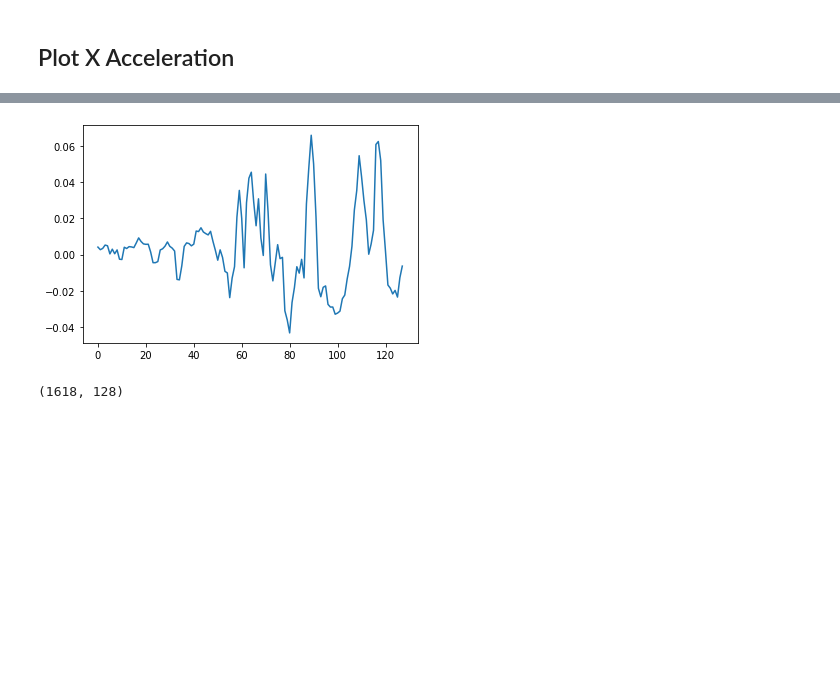
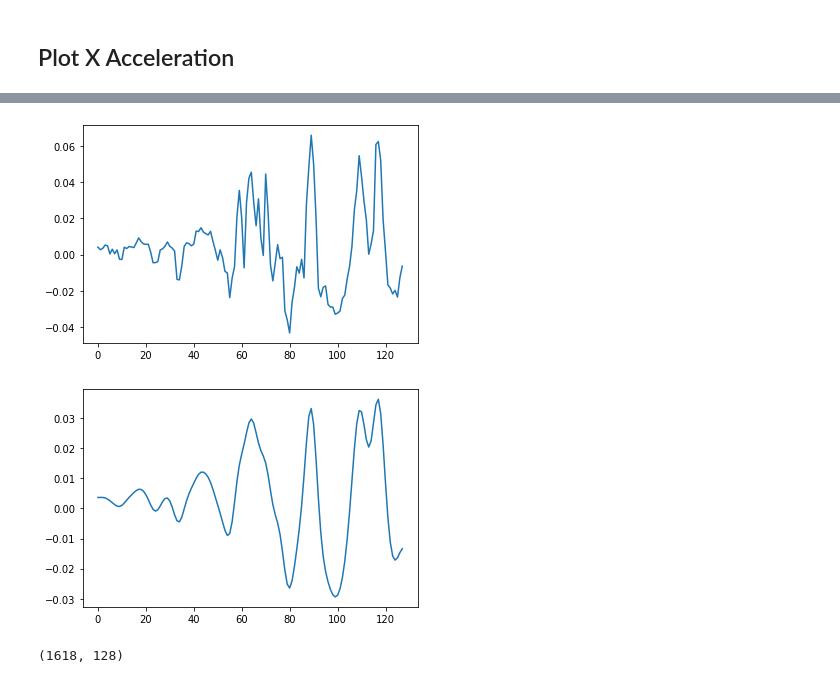
Before and after one commit to eliweissler/Colin_Eli_Kai_Math178_Final, a Jupyter notebook: visualizing_data/Untitled.ipynb, the cells around one changed output, grey strips where cells are left out. Saved outputs shown, nothing was run; the diff lists cells and outputs as text; code cells hidden in the pictures; blank space fills up the shorter version.

```diff
--- a/visualizing_data/Untitled.ipynb
+++ b/visualizing_data/Untitled.ipynb
@@ -42,9 +46,12 @@ plt.show()
 # %%
 plt.figure()
 plt.plot(sitting[1,:])
+plt.figure()
+plt.plot(gaussian_filter(sitting[1,:],2))
 plt.show()
 # %% [output]
 [figure]
+[figure, added]
 # %%
 jogging.shape
 # %% [output]
```
Also changed, not shown: parts of 2 cells of this notebook.
